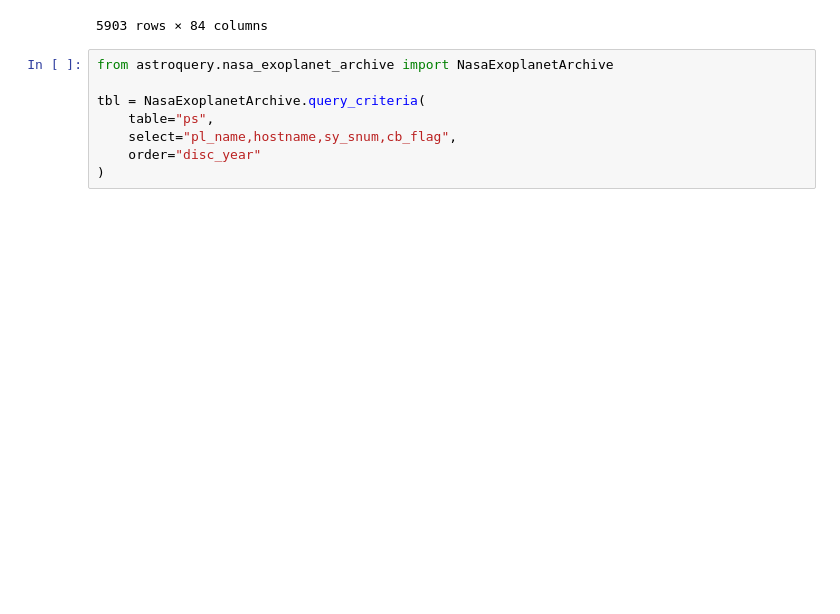
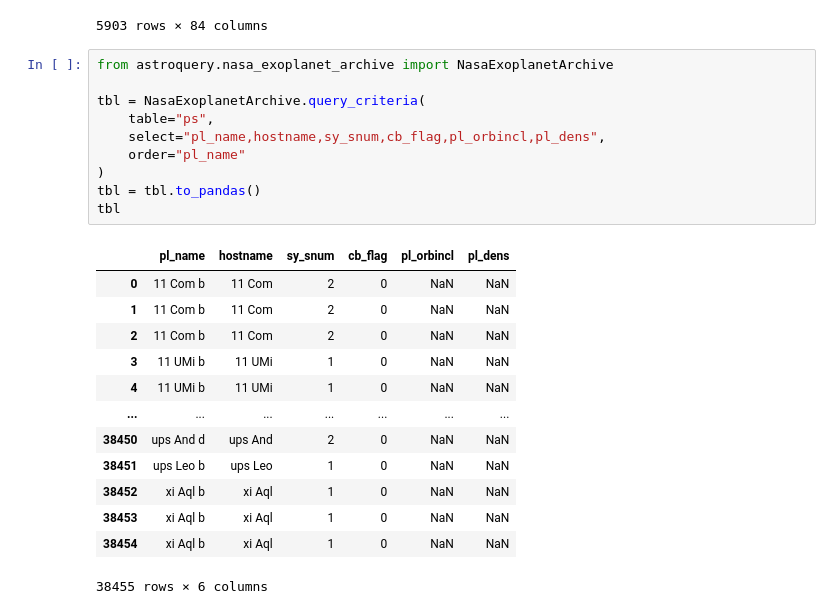
Before and after one commit to nsam160/final_project, a Jupyter notebook: Final Project.ipynb, the cells around one changed output. Saved outputs shown, nothing was run; the diff lists cells and outputs as text; blank space fills up the shorter version.

```diff
--- a/Final Project.ipynb
+++ b/Final Project.ipynb
@@ -143,8 +143,24 @@ planets
 # %%
 from astroquery.nasa_exoplanet_archive import NasaExoplanetArchive
 
 tbl = NasaExoplanetArchive.query_criteria(
     table="ps",
-    select="pl_name,hostname,sy_snum,cb_flag",
-    order="disc_year"
+    select="pl_name,hostname,sy_snum,cb_flag,pl_orbincl,pl_dens",
+    order="pl_name"
 )
+tbl = tbl.to_pandas()
+tbl
+# %% [output]
+|  | pl_name | hostname | sy_snum | cb_flag | pl_orbincl | pl_dens |
+| 0 | 11 Com b | 11 Com | 2 | 0 | NaN | NaN |
+| 1 | 11 Com b | 11 Com | 2 | 0 | NaN | NaN |
+| 2 | 11 Com b | 11 Com | 2 | 0 | NaN | NaN |
+| 3 | 11 UMi b | 11 UMi | 1 | 0 | NaN | NaN |
+| 4 | 11 UMi b | 11 UMi | 1 | 0 | NaN | NaN |
+| ... | ... | ... | ... | ... | ... | ... |
+| 38450 | ups And d | ups And | 2 | 0 | NaN | NaN |
+| 38451 | ups Leo b | ups Leo | 1 | 0 | NaN | NaN |
+| 38452 | xi Aql b | xi Aql | 1 | 0 | NaN | NaN |
+| 38453 | xi Aql b | xi Aql | 1 | 0 | NaN | NaN |
+| 38454 | xi Aql b | xi Aql | 1 | 0 | NaN | NaN |
+38455 rows × 6 columns
```
Also changed, not shown: parts of 7 cells of this notebook, 3 other files.
